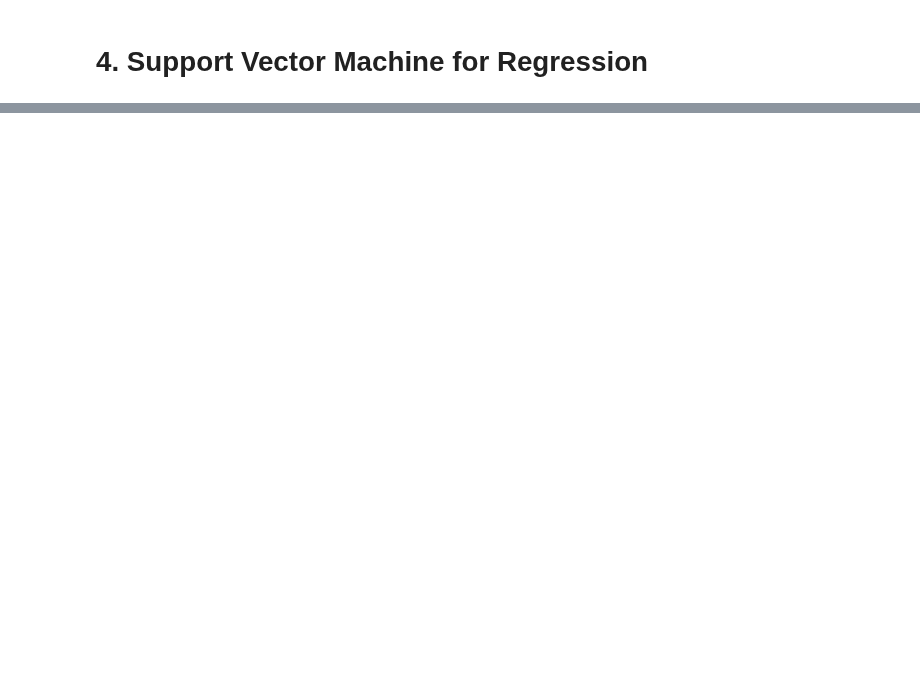
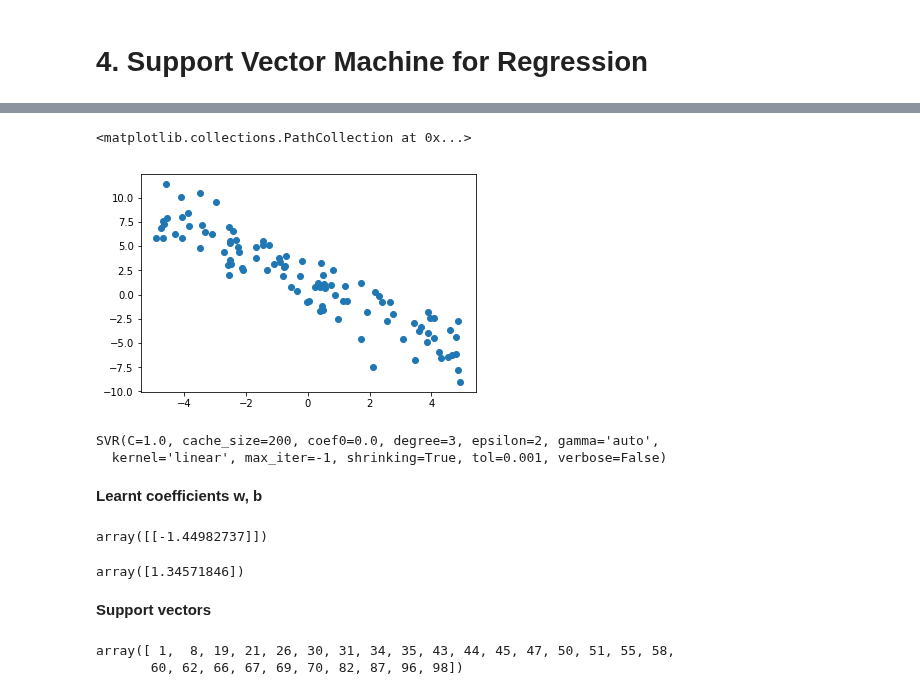
Before and after one commit to riduan91/DSC101, a Jupyter notebook: Lesson9/Amphi/SVMAndKernel.ipynb, the cells around one changed output, grey strips where cells are left out. Cells and saved outputs as stored; diff of their text form; code cells hidden in the pictures; blank space fills up the shorter version.

```diff
--- a/Lesson9/Amphi/SVMAndKernel.ipynb
+++ b/Lesson9/Amphi/SVMAndKernel.ipynb
@@ -590,0 +752,5 @@ plt.plot(my_range, -w[0,0]/w[0,1]*my_range - (b - 1)/w[0,1], 'skyblue')
+# %%
+import pandas as pd
+
+data = pd.read_csv("SVRData.csv", sep=",", header=None)
+data.head()
@@ -590,0 +764,37 @@ plt.plot(my_range, -w[0,0]/w[0,1]*my_range - (b - 1)/w[0,1], 'skyblue')
+# %%
+X_train = data.iloc[:100, 0:1].values
+y_train = data.iloc[:100, 1].values
+X_test = data.iloc[100:, 0:1].values
+y_test = data.iloc[100:, 1].values
+# %%
+plt.scatter(X_train, y_train)
+# %% [output]
+<matplotlib.collections.PathCollection at 0x...>
+[figure, added]
+# %%
+from sklearn.svm import SVR
+import numpy as np
+
+epsilon = 2
+clf = SVR(epsilon = epsilon, kernel = "linear")
+clf.fit(X_train, y_train)
+# %% [output]
+SVR(C=1.0, cache_size=200, coef0=0.0, degree=3, epsilon=2, gamma='auto',
+  kernel='linear', max_iter=-1, shrinking=True, tol=0.001, verbose=False)
+# %% [markdown]
+**Learnt coefficients w, b**
+# %%
+clf.coef_
+# %% [output]
+array([[-1.44982737]])
+# %%
+clf.intercept_
+# %% [output]
+array([1.34571846])
+# %% [markdown]
+**Support vectors**
+# %%
+clf.support_
+# %% [output]
+array([ 1,  8, 19, 21, 26, 30, 31, 34, 35, 43, 44, 45, 47, 50, 51, 55, 58,
+       60, 62, 66, 67, 69, 70, 82, 87, 96, 98])
```
Also changed, not shown: parts of 38 cells of this notebook, 6 other files.
